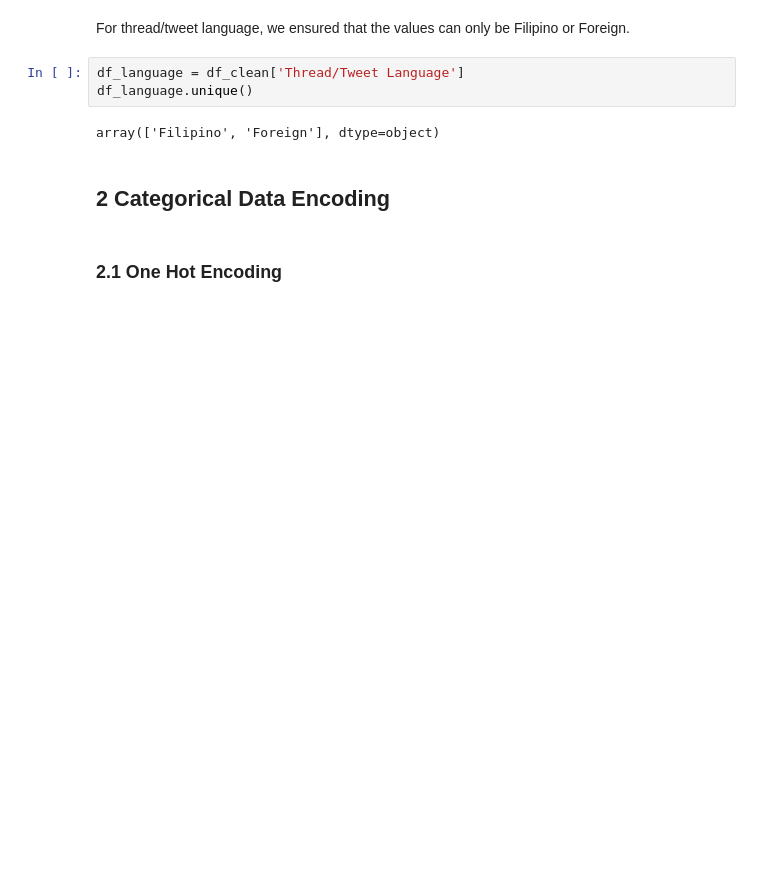
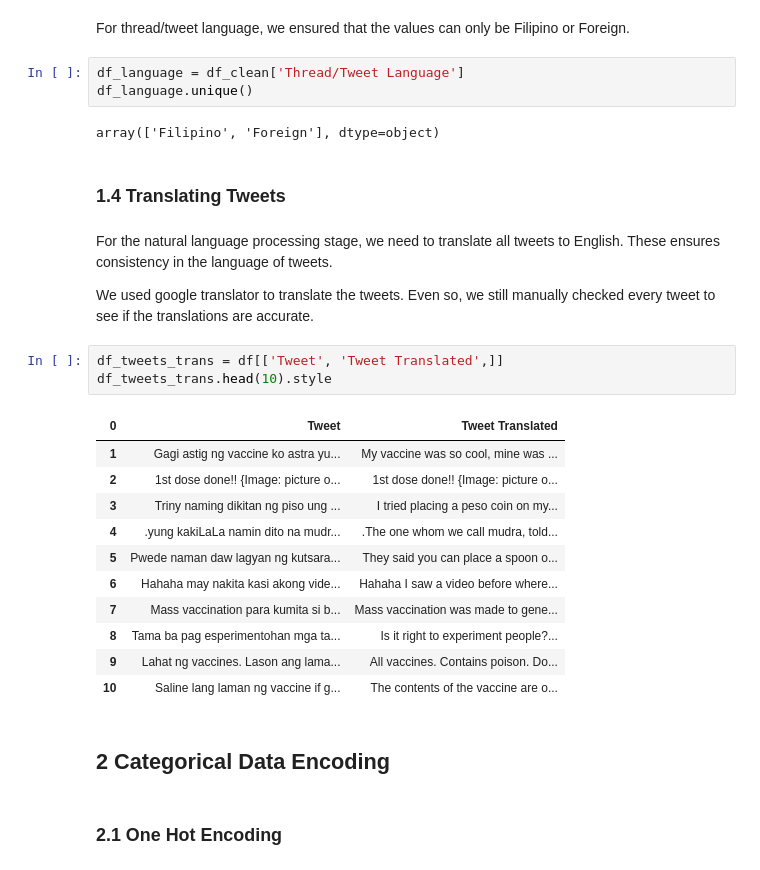
Before and after one commit to KituIco/cs132-g28-covid-vaccine-implants, a Jupyter notebook: misc/Data-Exploration-Encoding.ipynb, the cells around one changed output. Saved outputs shown, nothing was run; the diff lists cells and outputs as text; blank space fills up the shorter version.

Commit message:
translating tweets section

```diff
--- a/misc/Data-Exploration-Encoding.ipynb
+++ b/misc/Data-Exploration-Encoding.ipynb
@@ -173,6 +173,27 @@ df_language = df_clean['Thread/Tweet Language']
 df_language.unique()
 # %% [output]
 array(['Filipino', 'Foreign'], dtype=object)
+# %% [markdown]
+### 1.4 Translating Tweets
+# %% [markdown]
+For the natural language processing stage, we need to translate all tweets to English. These ensures consistency in the language of tweets.
+
+We used google translator to translate the tweets. Even so, we still manually checked every tweet to see if the translations are accurate.
+# %%
+df_tweets_trans = df[['Tweet', 'Tweet Translated',]]
+df_tweets_trans.head(10).style
+# %% [output]
+| 0 | Tweet | Tweet Translated |
+| 1 | Gagi astig ng vaccine ko astra yu... | My vaccine was so cool, mine was ... |
+| 2 | 1st dose done!! {Image: picture o... | 1st dose done!! {Image: picture o... |
+| 3 | Triny naming dikitan ng piso ung ... | I tried placing a peso coin on my... |
+| 4 | .yung kakiLaLa namin dito na mudr... | .The one whom we call mudra, told... |
+| 5 | Pwede naman daw lagyan ng kutsara... | They said you can place a spoon o... |
+| 6 | Hahaha may nakita kasi akong vide... | Hahaha I saw a video before where... |
+| 7 | Mass vaccination para kumita si b... | Mass vaccination was made to gene... |
+| 8 | Tama ba pag esperimentohan mga ta... | Is it right to experiment people?... |
+| 9 | Lahat ng vaccines. Lason ang lama... | All vaccines. Contains poison. Do... |
+| 10 | Saline lang laman ng vaccine if g... | The contents of the vaccine are o... |
 # %% [markdown]
 ## 2 Categorical Data Encoding
 # %% [markdown]
```
Also changed, not shown: parts of 1 cell of this notebook, 2 other files.
